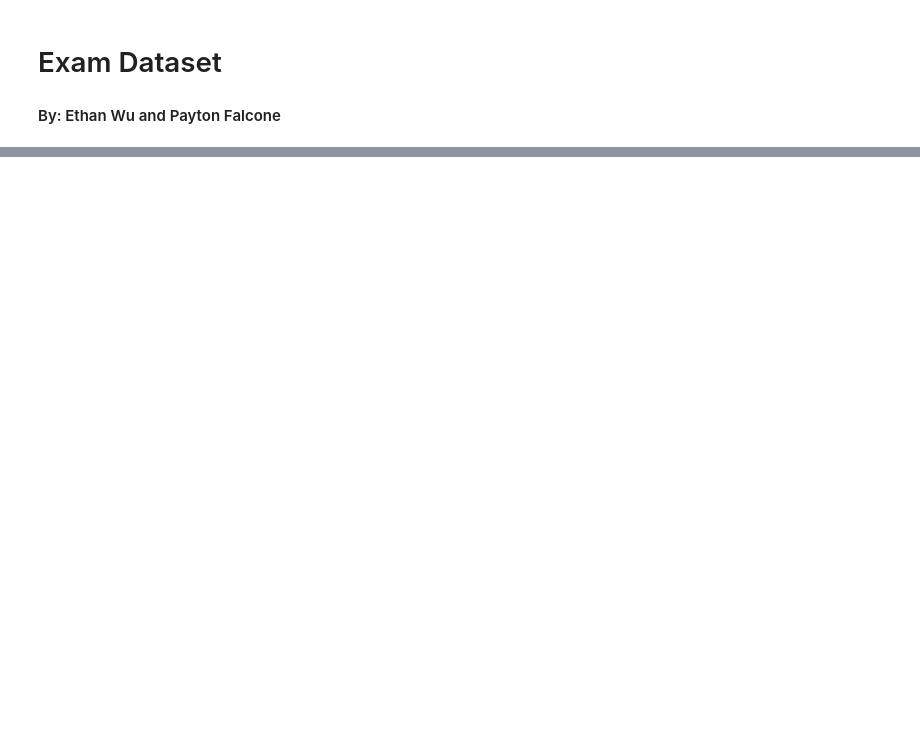
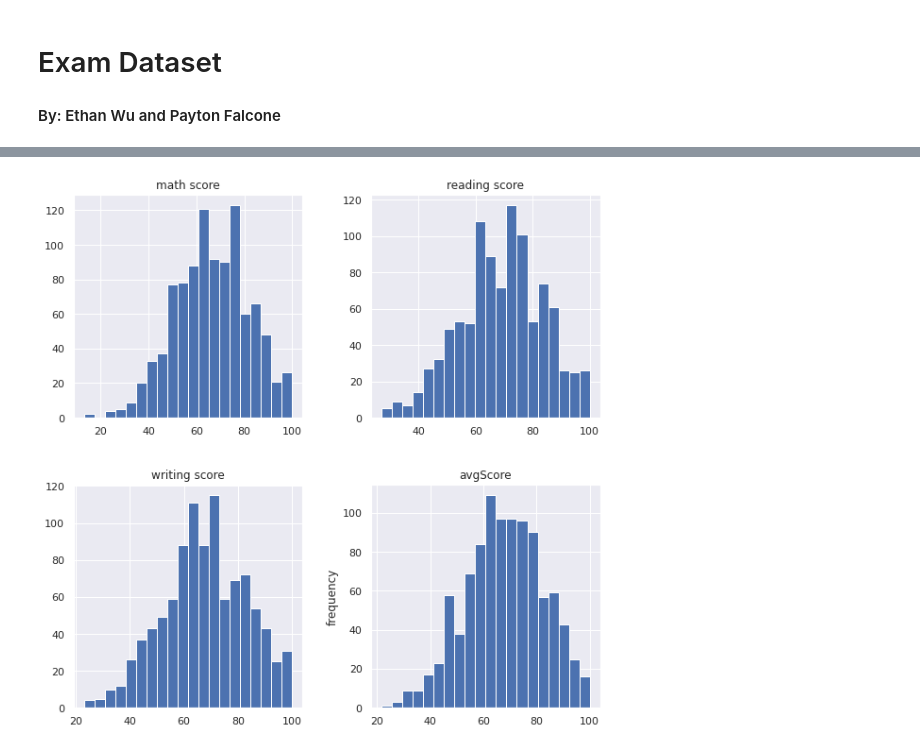
Before and after one commit to wue1atwit/ExamDataset, a Jupyter notebook: ExamDataset.ipynb, the cells around one changed output, grey strips where cells are left out. Cells and saved outputs as stored; diff of their text form; code cells hidden in the pictures; blank space fills up the shorter version.

Commit message:
Added Visualizations

```diff
--- a/ExamDataset.ipynb
+++ b/ExamDataset.ipynb
@@ -8,4 +25,4 @@ import pandas as pd
 # %%
-examSet = pd.read_csv("./exams.csv")
+examSet = pd.read_csv("https://raw.githubusercontent.com/wue1atwit/ExamDatatset/main/exams.csv").sort_values("race/ethnicity")
 examSet.head()
 # %% [output]
@@ -12,0 +79,6 @@ FileNotFoundError: ignored
+# %%
+# Average
+avgSet = examSet.copy()
+avgSet["avgScore"] = avgSet[["math score", "reading score", "writing score"]].mean(axis=1)
+# %% [output]
+[figure, added]
```
Also changed, not shown: parts of 20 cells of this notebook.
